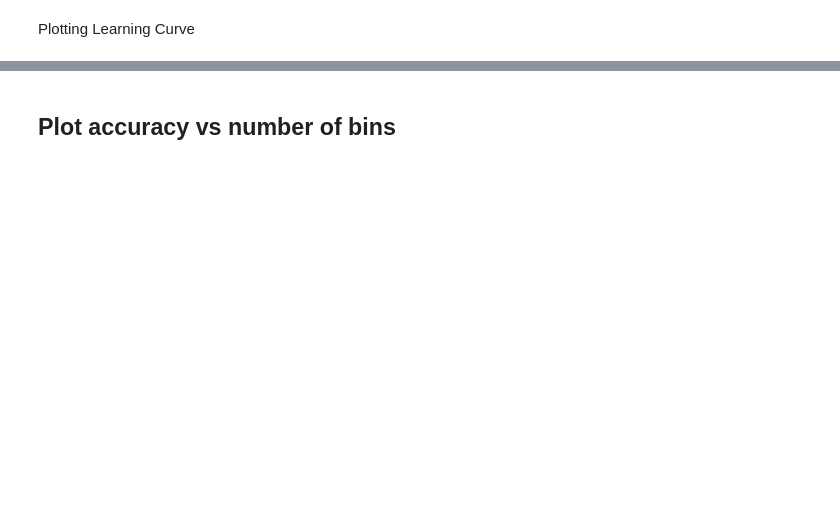
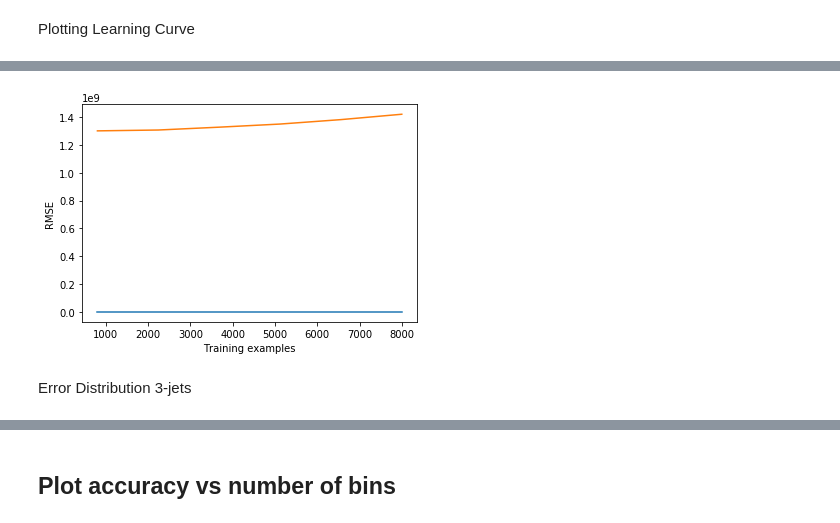
Before and after one commit to miarobin/Level4Project, a Jupyter notebook: KBinsLO.ipynb, the cells around one changed output, grey strips where cells are left out. Drawn from its saved outputs; the diff is of its cells as text; code cells hidden in the pictures; blank space fills up the shorter version.

```diff
--- a/KBinsLO.ipynb
+++ b/KBinsLO.ipynb
@@ -21,20 +20,32 @@ me_test, mom_test = DataPreprocessing.csv('NLO/MG_uux/me_2Jet_100000.csv', 'NLO/
+# %%
+combs = ['1,4','1,5','1,6','2,4','2,5','2,6','3,4','3,5','3,6']
+combs = ['1,3','1,4','2,3','2,4']
+#combs = []
 # %%
 ##Obtain & process data NPY
-me_train, mom_train = DataPreprocessing.npy('LO/MG_uuxg/3Jet_3000000.npy', 'LO/LO_3_0.01_NJet/PS3_0.01_3000000.npy', ['1,3', '2,3'], 1000, frac=0.1)
-me_test, mom_test = DataPreprocessing.npy('LO/MG_uuxg/3Jet_500000.npy', 'LO/LO_3_0.01_NJet/PS3_0.01_500000.npy', ['1,3', '2,3'], 1000, frac=0.1)
+#me_train, mom_train_r = DataPreprocessing.npy('LO/MG_uuxg_2/me_3jet_1000000.npy', 'LO/MG_uuxg_2/mom_3jet_1000000.npy', ['1,3','2,3'], 1000, frac=1)
+#me_test, mom_test_r = DataPreprocessing.npy('LO/MG_uuxg_2/me_3jet_100000.npy', 'LO/MG_uuxg_2/mom_3jet_100000.npy', ['1,3','2,3'], 1000, frac=1)
+#me_train, mom_train_r = DataPreprocessing.npy('me_6jet_100000.npy', 'mom_6jet_100000.npy', combs, 10000, frac=1)
+#me_test, mom_test_r = DataPreprocessing.npy('me_6jet_10000.npy', 'mom_6jet_10000.npy', combs, 10000, frac=1)
+
+me_train, mom_train_r = DataPreprocessing.npy('LO/MG_uuuxux/me_4jet_1000000', 'LO/MG_uuuxux/mom_4jet_1000000', combs, 1000, frac=1)
+me_test, mom_test_r = DataPreprocessing.npy('LO/MG_uuuxux/me_4jet_100000', 'LO/MG_uuuxux/mom_4jet_100000', combs, 1000, frac=1)
 # %% [markdown]
 Adding some extra features
 # %% [markdown]
 ## Single Test
 # %%
+mom_train = np.append(mom_train_r, DataPreprocessing.mandel_creation(combs, mom_train_r).T, axis=1)
+mom_test = np.append(mom_test_r, DataPreprocessing.mandel_creation(combs, mom_test_r).T, axis=1)
+
 ##Data transformation
 pipeline = Pipeline([
-    ('scaler', StandardScaler()), #Rescale Data.
-    ('kbins', KBinsDiscretizer(n_bins=1000)) #Checking convergence as bins.
+    ('scaler', StandardScaler()),
+    ('kbins', KBinsDiscretizer(n_bins=200)) #Checking convergence as bins.
 ])
 
-mom_train = pipeline.fit_transform(mom_train) #Rescale on training set
-mom_test = pipeline.transform(mom_test) #Rescale on test set
+mom_train = pipeline.fit_transform(mom_train_r) #Rescale on training set
+mom_test = pipeline.transform(mom_test_r) #Rescale on test set
 # %%
 linreg = LinearRegression().fit(mom_train, me_train)
 
@@ -56,5 +72,5 @@ train = split.split(mom_train, pd.cut(me_train, bins = 200)) #But are we testing
 
 train_sizes, train_scores, test_scores = learning_curve(
         linreg, mom_train, me_train, scoring='neg_mean_squared_error',
-        cv=5, shuffle=True, train_sizes=np.linspace(0.01, 0.1, 6),
+        cv=5, shuffle=True, train_sizes=np.linspace(0.1, 1, 6),
         n_jobs=1, verbose=1)
@@ -61,9 +81,14 @@ train_sizes, train_scores, test_scores = learning_curve(
 # %%
 pyplot.figure()
 
 train_scores_mean = np.sqrt(-np.mean(train_scores, axis=1))
 test_scores_mean = np.sqrt(-np.mean(test_scores, axis=1))
 
+pyplot.plot(train_sizes, train_scores_mean)
+pyplot.plot(train_sizes, test_scores_mean)
+
 pyplot.xlabel("Training examples")
 pyplot.ylabel("RMSE")
 pyplot.savefig('LearningCurveKBins')
+# %% [output]
+[figure, added]
@@ -71,0 +95,2 @@ np.std(me_test)
+# %% [markdown]
+Error Distribution 3-jets
```
Also changed, not shown: parts of 16 cells of this notebook, 11 other files.
